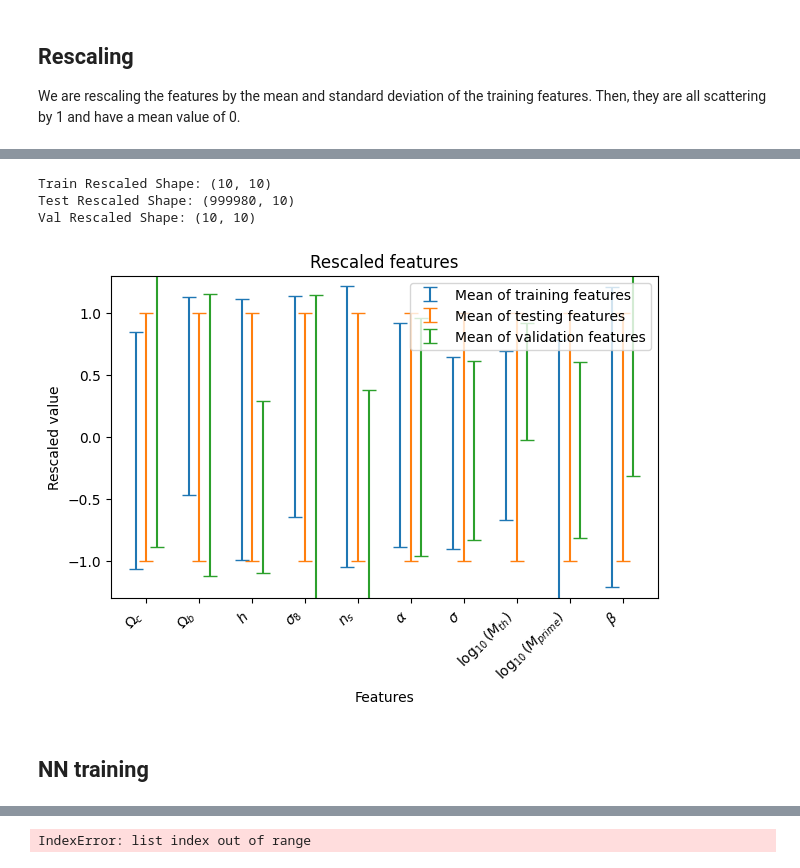
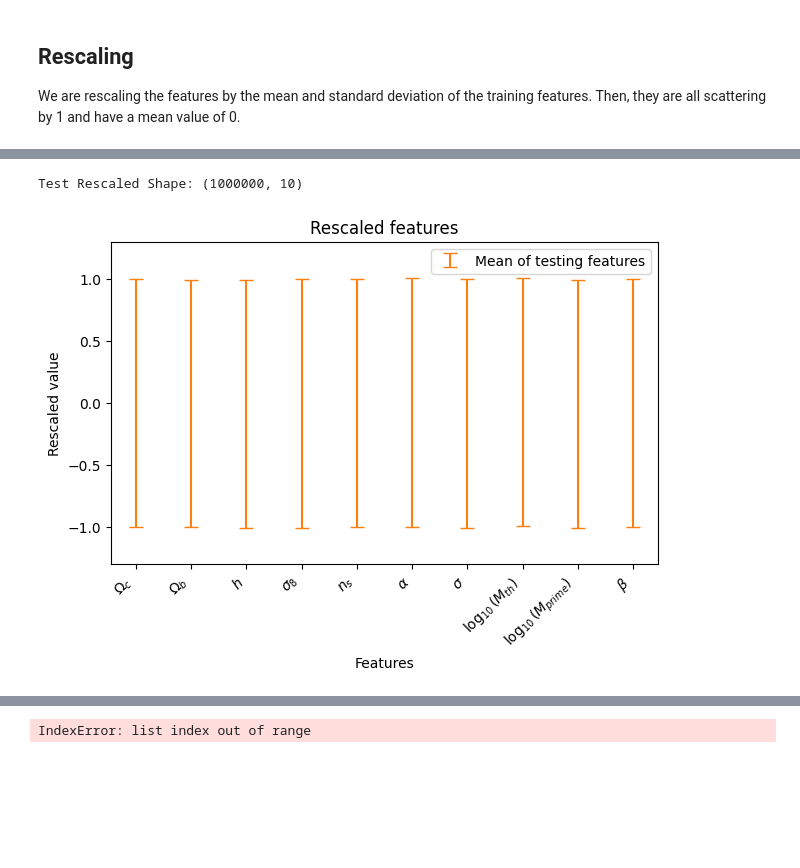
Before and after one commit to r0b42o/NNPowerspectra, a Jupyter notebook: exampleNotebooks/NNCalcLoss.ipynb, the cells around one changed output, grey strips where cells are left out. Drawn from its saved outputs; the diff is of its cells as text; code cells hidden in the pictures; blank space fills up the shorter version.

```diff
--- a/exampleNotebooks/NNCalcLoss.ipynb
+++ b/exampleNotebooks/NNCalcLoss.ipynb
@@ -598,39 +262,28 @@ plt.savefig('../Plots/RescaledTargets.png', dpi=600)
-# %%
-# Calculate mean and standard deviation **only from the training data**
-feature_processing_vectors = {
-    'mean': np.array(mean_testing_features).reshape(1, -1),
-    'sigma': np.array(std_testing_features).reshape(1, -1)
-}
-
-
-# Ensure that no division by zero occurs
-feature_processing_vectors['sigma'][feature_processing_vectors['sigma'] == 0] = 1
-
-# Preprocessing function
-def preprocessing(features, processing_vectors):
-    return (features - processing_vectors['mean']) / processing_vectors['sigma']
-
-# Postprocessing function
-def postprocessing(features, processing_vectors):
-    return features * processing_vectors['sigma'] + processing_vectors['mean']
-
-# Apply preprocessing to all data
-train_features_rescaled = preprocessing(training_features, feature_processing_vectors)
-test_features_rescaled = preprocessing(testing_features, feature_processing_vectors)
-val_features_rescaled = preprocessing(validation_features, feature_processing_vectors)
-
-# JSON-compatible storage of the processing vectors
-#serializable_processing_vectors = {key: value.tolist() for key, value in processing_vectors.items()}
-#processing_out="../Emulators/NM_processing_vectors.json"
-#with open(processing_out, "w") as json_file:
-#    json.dump(serializable_processing_vectors, json_file)
-
-# Check shapes after the transformation
-print("Train Rescaled Shape:", train_features_rescaled.shape)
-print("Test Rescaled Shape:", test_features_rescaled.shape)
-print("Val Rescaled Shape:", val_features_rescaled.shape)
-# %% [output]
-Train Rescaled Shape: (10, 10)
-Test Rescaled Shape: (999980, 10)
-Val Rescaled Shape: (10, 10)
+# %%
+# --- Preprocessing & Postprocessing ---
+def preprocessing(features, processing_vectors):
+    return (features - processing_vectors['mean']) / processing_vectors['sigma']
+
+def postprocessing(features, processing_vectors):
+    return features * processing_vectors['sigma'] + processing_vectors['mean']
+
+
+# --- Lade gespeicherte Rescaling-Vektoren ---
+processing_in = f"../Data/Rescaling/Processing_vectors_parameter_{dataset}_{powerspectrum_mode}.json"
+
+with open(processing_in, "r") as json_file:
+    loaded_vectors = json.load(json_file)
+
+# Umwandeln zurück in numpy Arrays
+feature_processing_vectors = {key: np.array(val) for key, val in loaded_vectors.items()}
+
+
+# --- Anwenden auf die Daten ---
+test_features_rescaled  = preprocessing(testing_features, feature_processing_vectors)
+
+
+# --- Check Shapes ---
+print("Test Rescaled Shape:", test_features_rescaled.shape)
+# %% [output]
+Test Rescaled Shape: (1000000, 10)
 # %%
@@ -682,43 +307,32 @@ fig, axes = plt.subplots()
 
 axes.set_xlabel('Features')
 axes.set_ylabel('Rescaled value')
 axes.set_title('Rescaled features')
 
 # Optional: Y-Achse logarithmisch
 axes.set_xscale('linear')
 axes.set_yscale('linear')
 
-# Training Features
-axes.errorbar(x_pos - offset, mean_training_features_rescaled,
-              yerr=std_training_features_rescaled, ls='none',
-              color='C0', label='Mean of training features', capsize=5)
-
 # Testing Features
 axes.errorbar(x_pos, mean_testing_features_rescaled,
               yerr=std_testing_features_rescaled, ls='none',
               color='C1', label='Mean of testing features', capsize=5)
 
-# Validation Features
-axes.errorbar(x_pos + offset, mean_validation_features_rescaled,
-              yerr=std_validation_features_rescaled, ls='none',
-              color='C2', label='Mean of validation features', capsize=5)
 
 # Setze die Original-Feature-Namen als x-Achsen-Beschriftung
 axes.set_xticks(x_pos)
 axes.set_xticklabels(['$\\Omega_c$', '$\\Omega_b$', '$h$', '$\\sigma_8$', '$n_s$', '$\\alpha$', '$\\sigma$', '$\log_{10}(M_{th})$', '$\log_{10}(M_{prime})$', '$\\beta$' ])
 plt.xticks(rotation=45, ha='right')
 
 
 axes.set_ylim(-1.3, 1.3)
 plt.ylim(-1.3,1.3)
 # Legende
 plt.legend()
 
 plt.tight_layout()
 plt.subplots_adjust(bottom=0.25)  # Justiere den unteren Rand des Plots
-plt.savefig('../Plots/RescaledFeatures.png', dpi=600)
+#plt.savefig('../Plots/RescaledFeatures.png', dpi=600)
 plt.show()
 # %% [output]
-[figure, old version]
+[figure, new version]
-# %% [markdown]
-## NN training
```
Also changed, not shown: parts of 44 cells of this notebook, 2 other files.
